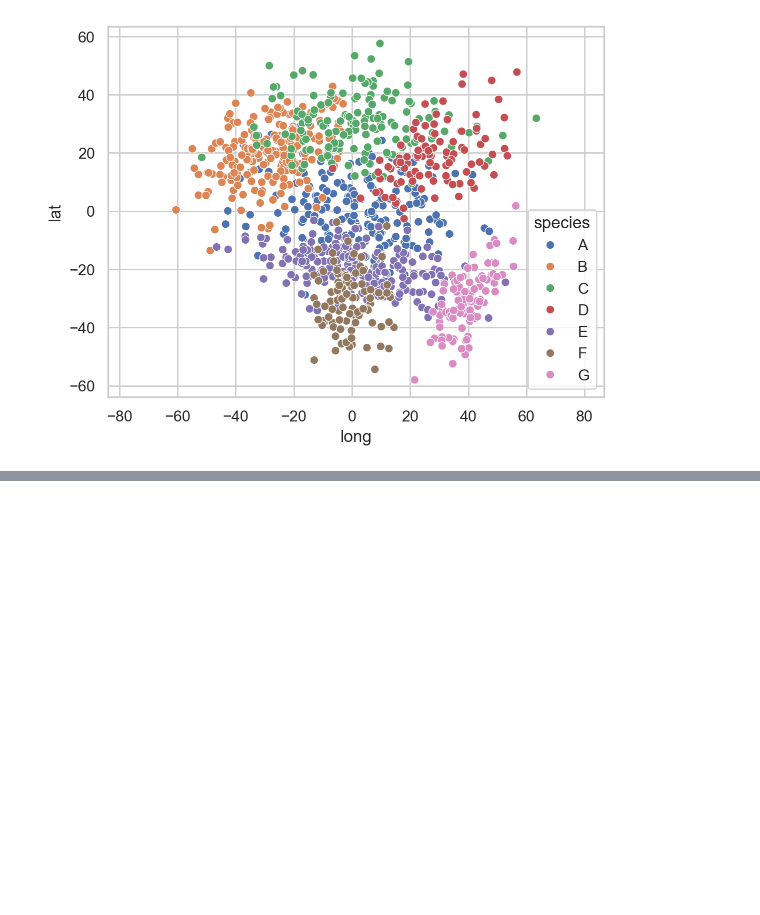
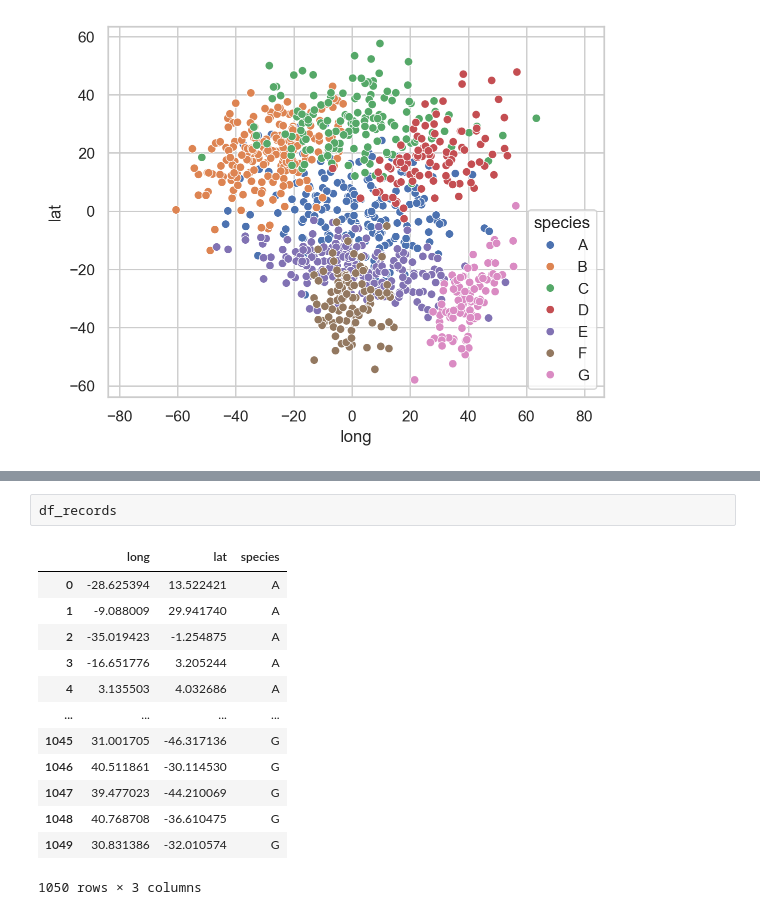
Before and after one commit to mapequation/pybioregions, a Jupyter notebook: pybioregions.ipynb, the cells around one changed output, grey strips where cells are left out. Cells and saved outputs as stored; diff of their text form; blank space fills up the shorter version.

```diff
--- a/pybioregions.ipynb
+++ b/pybioregions.ipynb
@@ -119,2 +127,18 @@ br.df_species
 | 428 | F | 100 | 1 | 50 | 1 |
 | 429 | G | 100 | 6 | 43 | 6 |
+# %%
+df_records
+# %% [output]
+|  | long | lat | species |
+| 0 | -28.625394 | 13.522421 | A |
+| 1 | -9.088009 | 29.941740 | A |
+| 2 | -35.019423 | -1.254875 | A |
+| 3 | -16.651776 | 3.205244 | A |
+| 4 | 3.135503 | 4.032686 | A |
+| ... | ... | ... | ... |
+| 1045 | 31.001705 | -46.317136 | G |
+| 1046 | 40.511861 | -30.114530 | G |
+| 1047 | 39.477023 | -44.210069 | G |
+| 1048 | 40.768708 | -36.610475 | G |
+| 1049 | 30.831386 | -32.010574 | G |
+1050 rows × 3 columns
```
Also changed, not shown: parts of 11 cells of this notebook, 1 other file.
